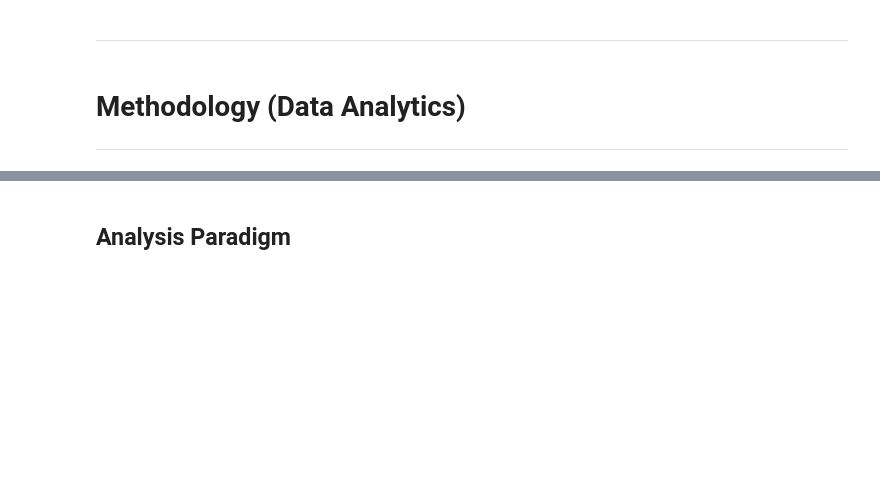
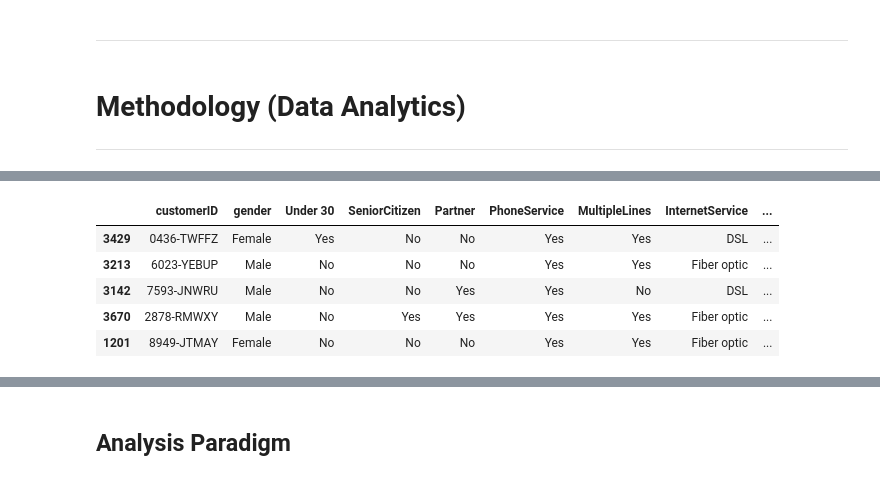
Before and after one commit to Christian-Chrata/Telco-Customer-Churn, a Jupyter notebook: Telco Customer Churn.ipynb, the cells around one changed output, grey strips where cells are left out. Cells and saved outputs as stored; diff of their text form; code cells hidden in the pictures; blank space fills up the shorter version.

```diff
--- a/Telco Customer Churn.ipynb
+++ b/Telco Customer Churn.ipynb
@@ -873,3 +873,12 @@ cols = [
 # Change False to No and True to Yes
 for col in cols:
     df[col] = df[col].map({False: "No", True: "Yes"})
+# %%
+df.sample(5)
+# %% [output]
+|  | customerID | gender | Under 30 | SeniorCitizen | Partner | PhoneService | MultipleLines | InternetService | ... |
+| 3429 | 0436-TWFFZ | Female | Yes | No | No | Yes | Yes | DSL | ... |
+| 3213 | 6023-YEBUP | Male | No | No | No | Yes | Yes | Fiber optic | ... |
+| 3142 | 7593-JNWRU | Male | No | No | Yes | Yes | No | DSL | ... |
+| 3670 | 2878-RMWXY | Male | No | Yes | Yes | Yes | Yes | Fiber optic | ... |
+| 1201 | 8949-JTMAY | Female | No | No | No | Yes | Yes | Fiber optic | ... |
```
Also changed, not shown: parts of 5 cells of this notebook.
